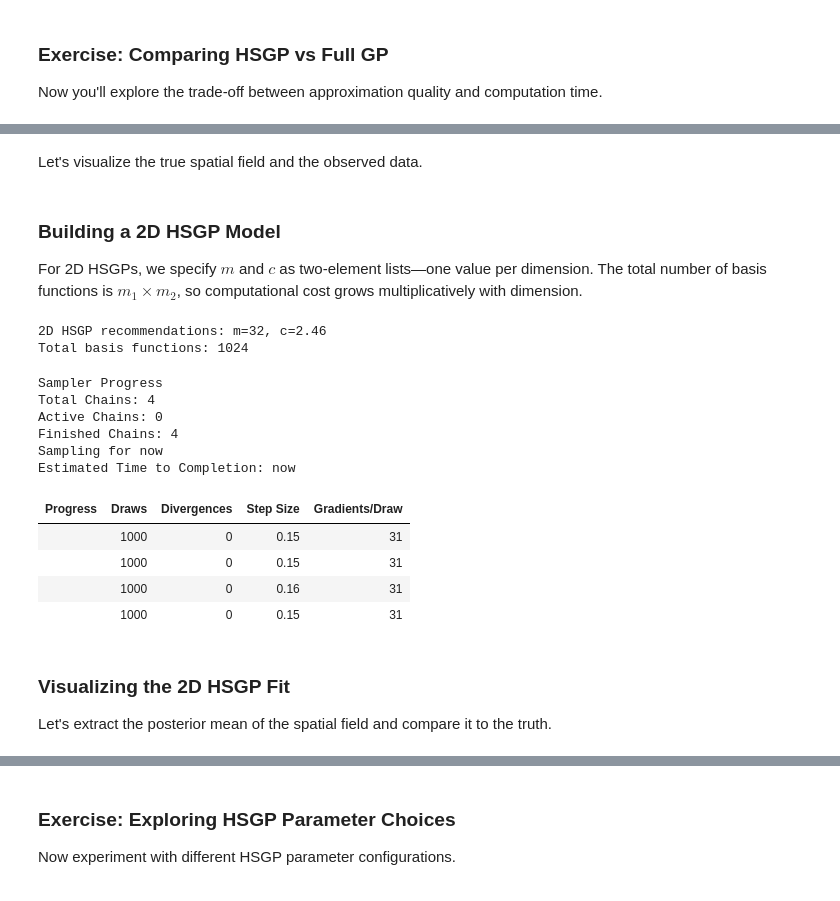
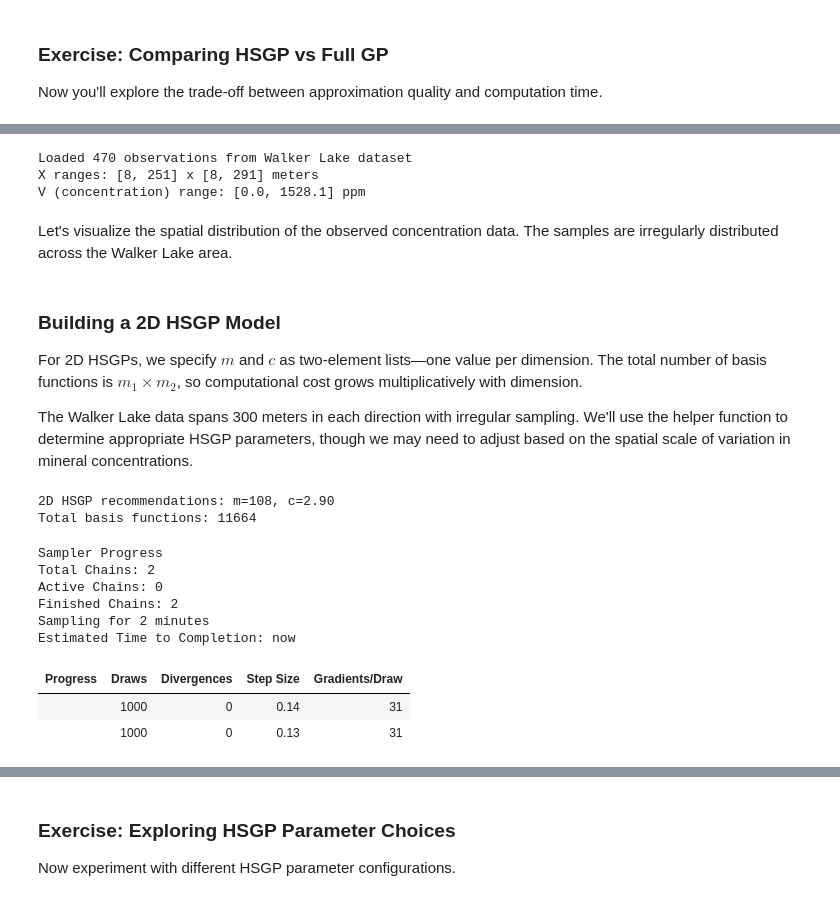
Before and after one commit to fonnesbeck/instats_gp, a Jupyter notebook: sessions/Session_3.ipynb, the cells around one changed output, grey strips where cells are left out. Saved outputs shown, nothing was run; the diff lists cells and outputs as text; code cells hidden in the pictures.

```diff
--- a/sessions/Session_3.ipynb
+++ b/sessions/Session_3.ipynb
@@ -936,2 +907,39 @@ X ranges: [0.00, 10.00] x [0.00, 10.00]
+# %%
+# Load Walker Lake data using Polars
+# The file has mixed whitespace (tabs and multiple spaces)
+# Polars doesn't support regex separators, so we read lines and parse with Polars
+
+# Read file and clean up whitespace
+with open(DATA_DIR + 'walker.txt', 'r') as f:
+    lines = [line.split() for line in f.readlines()[8:] if line.strip()]
+
+# Create Polars DataFrame from parsed data
+walker_data = pl.DataFrame({
+    'ID': [int(row[0]) for row in lines if len(row) >= 6],
+    'Xloc': [float(row[1]) for row in lines if len(row) >= 6],
+    'Yloc': [float(row[2]) for row in lines if len(row) >= 6],
+    'V': [float(row[3]) for row in lines if len(row) >= 6],
+    'U': [float(row[4]) for row in lines if len(row) >= 6],
+    'T': [int(row[5]) for row in lines if len(row) >= 6]
+}).with_columns(
+    # Replace missing values (1E31) with None
+    pl.when(pl.col('V') > 1e30).then(None).otherwise(pl.col('V')).alias('V'),
+    pl.when(pl.col('U') > 1e30).then(None).otherwise(pl.col('U')).alias('U')
+).filter(
+    # Use only observations with valid V measurements
+    pl.col('V').is_not_null()
+)
+
+# Extract spatial coordinates and V variable
+X_2d = walker_data[['Xloc', 'Yloc']].to_numpy()
+y_2d = walker_data['V'].to_numpy()
+
+print(f"Loaded {len(X_2d)} observations from Walker Lake dataset")
+print(f"X ranges: [{X_2d[:, 0].min():.0f}, {X_2d[:, 0].max():.0f}] x [{X_2d[:, 1].min():.0f}, {X_2d[:, 1].max():.0f}] meters")
+print(f"V (concentration) range: [{y_2d.min():.1f}, {y_2d.max():.1f}] ppm")
+# %% [output]
+Loaded 470 observations from Walker Lake dataset
+X ranges: [8, 251] x [8, 291] meters
+V (concentration) range: [0.0, 1528.1] ppm
 # %% [markdown]
-Let's visualize the true spatial field and the observed data.
+Let's visualize the spatial distribution of the observed concentration data. The samples are irregularly distributed across the Walker Lake area.
@@ -967,55 +990,60 @@ fig.show()
 ### Building a 2D HSGP Model
 
 For 2D HSGPs, we specify $m$ and $c$ as two-element lists—one value per dimension. The total number of basis functions is $m_1 \times m_2$, so computational cost grows multiplicatively with dimension.
+
+The Walker Lake data spans 300 meters in each direction with irregular sampling. We'll use the helper function to determine appropriate HSGP parameters, though we may need to adjust based on the spatial scale of variation in mineral concentrations.
 # %%
+# Determine appropriate m and c for Walker Lake spatial scale
+x_range = [X_2d.min(), X_2d.max()]  # Same range for both dimensions
+lengthscale_range = [10.0, 100.0]  # Expected spatial correlation in meters
+
 m_2d, c_2d = pm.gp.hsgp_approx.approx_hsgp_hyperparams(
-    x_range=[0, 10],
-    lengthscale_range=[1.0, 3.0],
+    x_range=x_range,
+    lengthscale_range=lengthscale_range,
     cov_func='matern52'
 )
 
 print(f"2D HSGP recommendations: m={m_2d}, c={c_2d:.2f}")
 print(f"Total basis functions: {m_2d**2}")
 
+# Standardize the concentration data for better sampling
+y_mean = y_2d.mean()
+y_std = y_2d.std()
+y_2d_std = (y_2d - y_mean) / y_std
+
 with pm.Model() as hsgp_2d_model:
 
-    ell = pm.Gamma('ell', alpha=2, beta=1)
+    ell = pm.Gamma('ell', alpha=2, beta=0.05)  # Prior centered around 40 meters
     eta = pm.HalfNormal('eta', sigma=2)
 
     cov = eta**2 * pm.gp.cov.Matern52(2, ls=ell)
 
     gp = pm.gp.HSGP(
         m=[m_2d, m_2d],   # m for each dimension
         c=c_2d,           # c applies to both
         cov_func=cov
     )
 
     f = gp.prior('f', X=X_2d)
     sigma = pm.HalfNormal('sigma', sigma=1)
-    y_obs = pm.Normal('y_obs', mu=f, sigma=sigma, observed=y_2d)
+    y_obs = pm.Normal('y_obs', mu=f, sigma=sigma, observed=y_2d_std)
 
     idata_2d = pm.sample(
         500,
         tune=500,
         chains=2,
         random_seed=RANDOM_SEED,
         nuts_sampler="nutpie"
     )
 # %% [output]
-2D HSGP recommendations: m=32, c=2.46
-Total basis functions: 1024
+2D HSGP recommendations: m=108, c=2.90
+Total basis functions: 11664
 Sampler Progress
-Total Chains: 4
+Total Chains: 2
 Active Chains: 0
-Finished Chains: 4
-Sampling for now
+Finished Chains: 2
+Sampling for 2 minutes
 Estimated Time to Completion: now
 | Progress | Draws | Divergences | Step Size | Gradients/Draw |
-|  | 1000 | 0 | 0.15 | 31 |
-|  | 1000 | 0 | 0.15 | 31 |
-|  | 1000 | 0 | 0.16 | 31 |
-|  | 1000 | 0 | 0.15 | 31 |
+|  | 1000 | 0 | 0.14 | 31 |
+|  | 1000 | 0 | 0.13 | 31 |
-# %% [markdown]
-### Visualizing the 2D HSGP Fit
-
-Let's extract the posterior mean of the spatial field and compare it to the truth.
```
Also changed, not shown: parts of 19 cells of this notebook, 4 other files.
